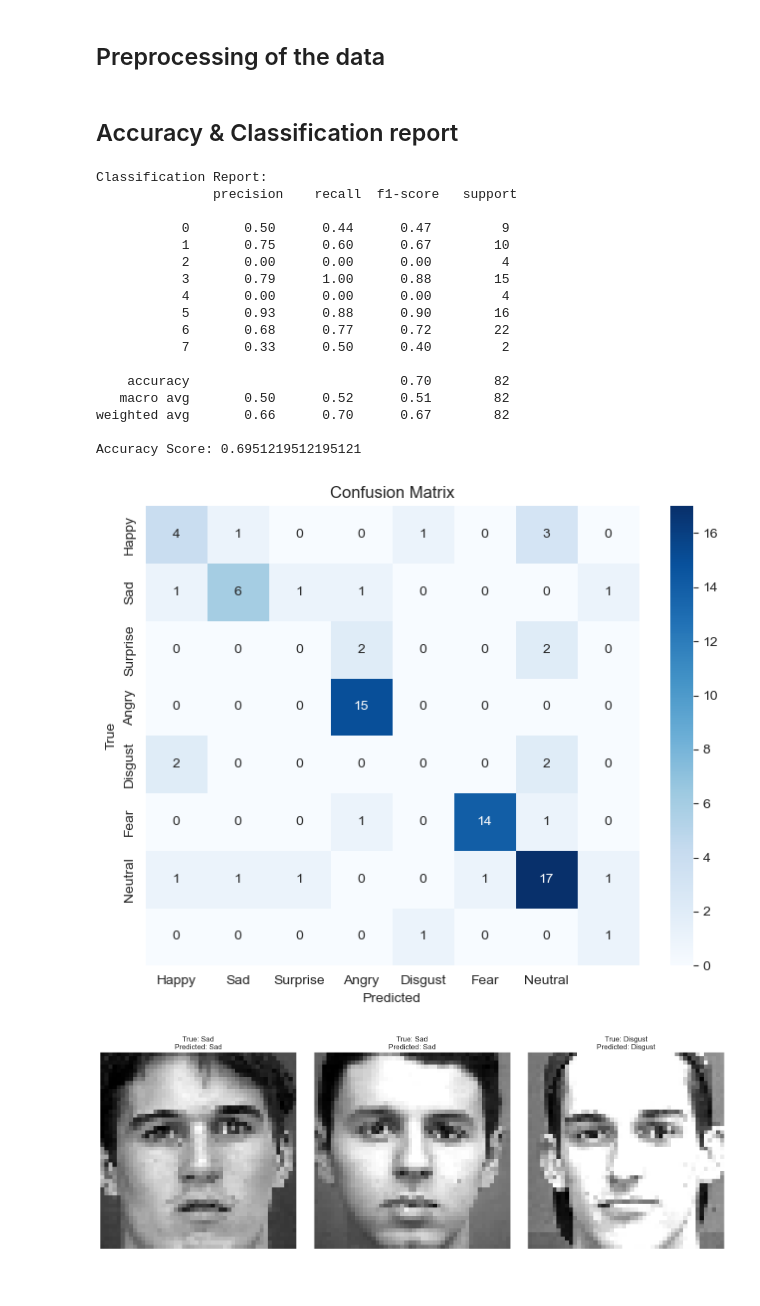
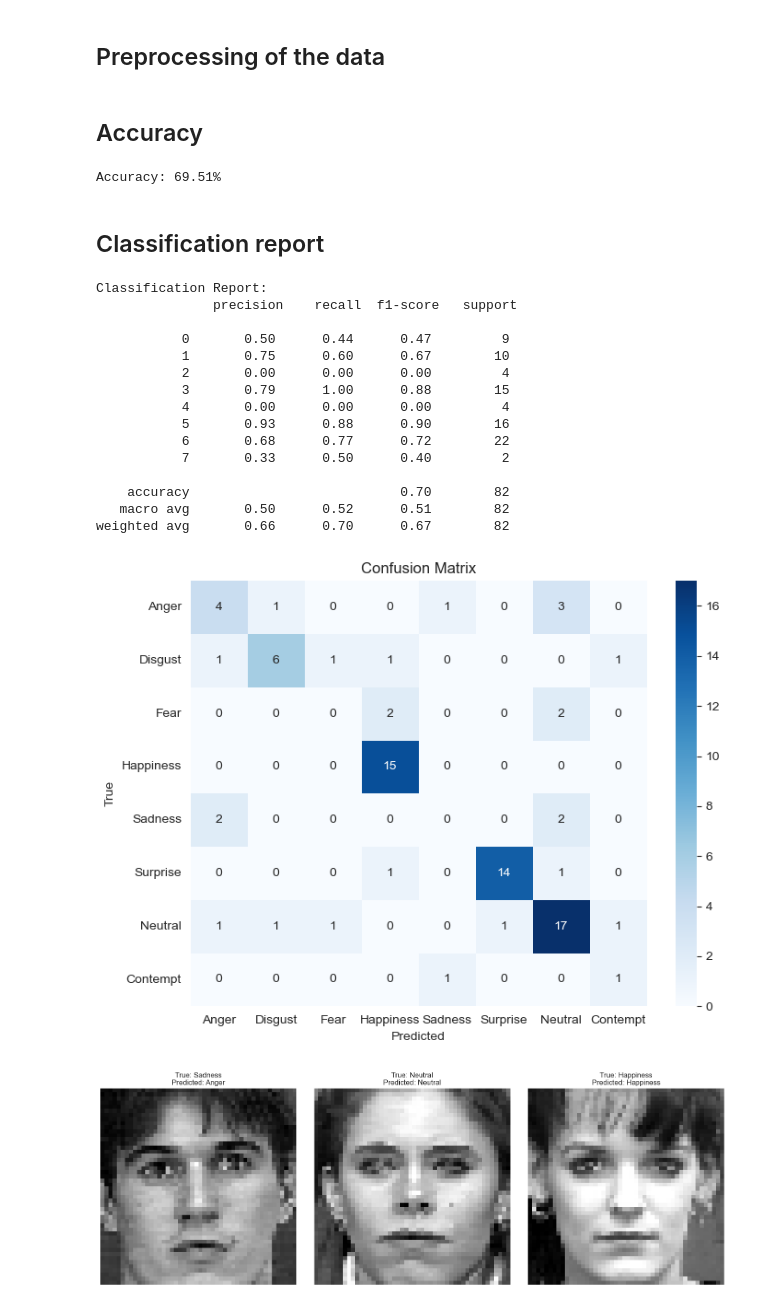
Before and after one commit to Daniel-M40/FaceRecognitionAI, a Jupyter notebook: faceRecognition.ipynb, the cells around one changed output. Cells and saved outputs as stored; diff of their text form; code cells hidden in the pictures.

```diff
--- a/faceRecognition.ipynb
+++ b/faceRecognition.ipynb
@@ -262,6 +262,18 @@ plt.show()
 # %%
 # Load data
 df = pd.read_csv('all_datasets/ckextended.csv')
+
+# Emotion mapping from numeric labels to emotion names
+emotion_mapping = {
+    0: "Anger",
+    1: "Disgust",
+    2: "Fear",
+    3: "Happiness",
+    4: "Sadness",
+    5: "Surprise",
+    6: "Neutral",
+    7: "Contempt"
+}
 # %% [markdown]
 ## Preprocessing of the data
 # %%
@@ -319,12 +331,19 @@ knn.fit(X_train, y_train)
 
 # Predictions
 y_pred = knn.predict(X_test)
+# %% [markdown]
+## Accuracy
+# %%
+# Evaluate accuracy
+accuracy = accuracy_score(y_test, y_pred)
+print(f"Accuracy: {accuracy * 100:.2f}%")
+# %% [output]
+Accuracy: 69.51%
 # %% [markdown]
-## Accuracy & Classification report
+## Classification report
 # %%
 # Evaluate model
 print("Classification Report:\n", classification_report(y_test, y_pred))
-print("Accuracy Score:", accuracy_score(y_test, y_pred))
 # %% [output]
 Classification Report:
                precision    recall  f1-score   support
@@ -341,8 +360,6 @@ Classification Report:
     accuracy                           0.70        82
    macro avg       0.50      0.52      0.51        82
 weighted avg       0.66      0.70      0.67        82
-
-Accuracy Score: 0.6951219512195121
 # %%
 # Generate and display the confusion matrix
 cm = confusion_matrix(y_test, y_pred)
@@ -354,29 +371,33 @@ plt.ylabel('True')
 plt.title('Confusion Matrix')
 plt.show()
 # %% [output]
-[figure, old version]
+[figure, new version]
 # %%
 fig, axes = plt.subplots(1, 3, figsize=(15, 5))
 
 for i, ax in enumerate(axes):
     # Select a random index
     idx = np.random.randint(0, len(X_test))
 
     # Get original image
     image = np.array(df['pixels'].iloc[idx]).reshape(48, 48)  # Reshape to 48x48
 
     # Get the true and predicted labels
     true_label = y_test[idx]
     pred_label = y_pred[idx]
 
+    # Map the true and predicted labels to emotion names
+    true_emotion = emotion_mapping.get(true_label, "Unknown")
+    pred_emotion = emotion_mapping.get(pred_label, "Unknown")
+
     # Plot the image
     ax.imshow(image, cmap='gray')
     ax.axis('off')
 
     # Set the title with the true and predicted labels
-    ax.set_title(f"True: {true_label}\nPredicted: {pred_label}")
+    ax.set_title(f"True: {true_emotion}\nPredicted: {pred_emotion}")
 
 plt.tight_layout()
 plt.show()
 # %% [output]
-[figure, old version]
+[figure, new version]
```
Also changed, not shown: parts of 1 cell of this notebook.
